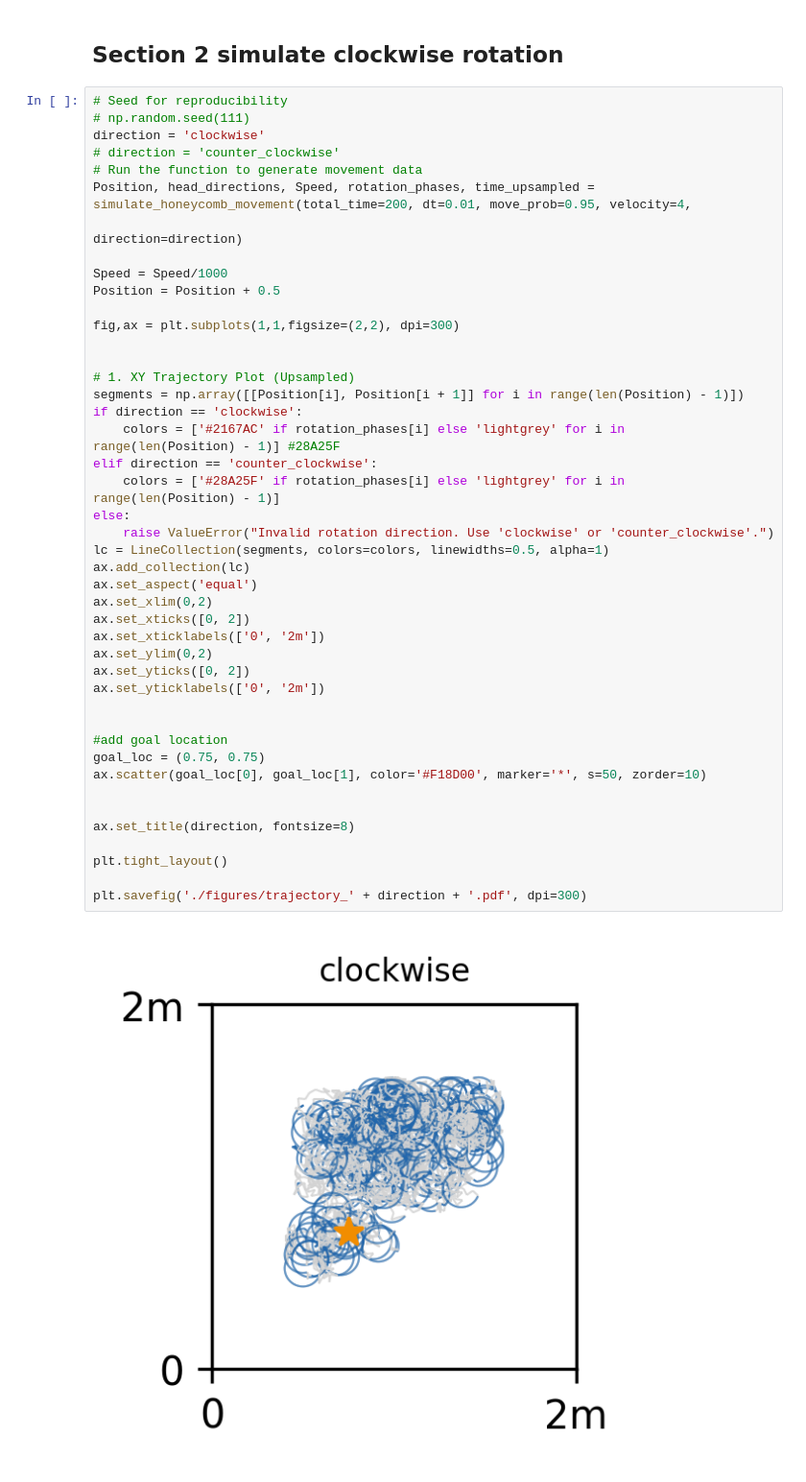
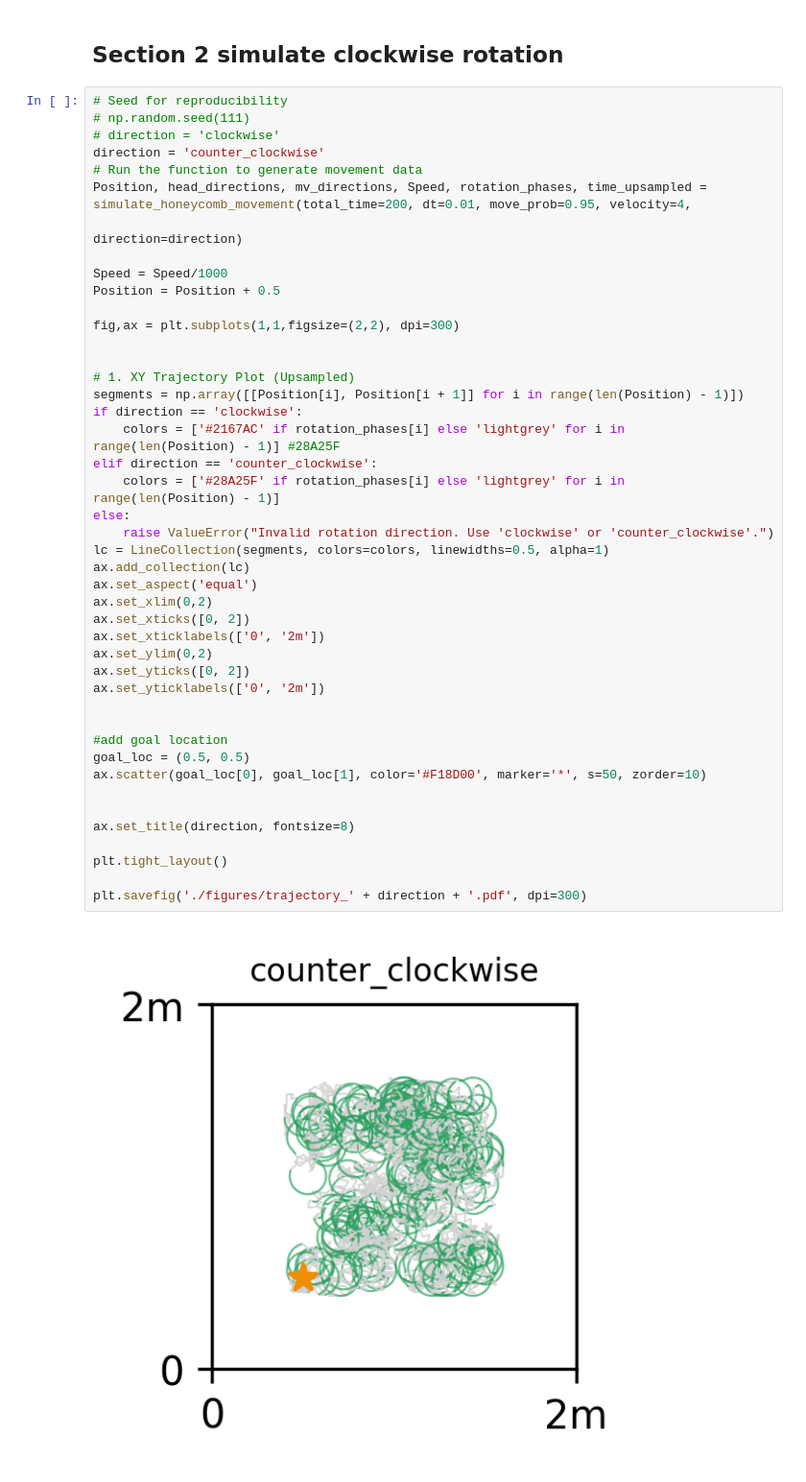
Before and after one commit to ZilongJi/HoneycombSweeps, a Jupyter notebook: Spinning_CAN_animation_4_Neil_SWCprez.ipynb, the cells around one changed output. Shown at 96% size. Drawn from its saved outputs; the diff is of its cells as text.

```diff
--- a/Spinning_CAN_animation_4_Neil_SWCprez.ipynb
+++ b/Spinning_CAN_animation_4_Neil_SWCprez.ipynb
@@ -197,10 +210,10 @@ def simulate_honeycomb_movement(total_time=1,
 # %%
 # Seed for reproducibility
 # np.random.seed(111)
-direction = 'clockwise'
-# direction = 'counter_clockwise'
+# direction = 'clockwise'
+direction = 'counter_clockwise'
 # Run the function to generate movement data
-Position, head_directions, Speed, rotation_phases, time_upsampled = simulate_honeycomb_movement(total_time=200, dt=0.01, move_prob=0.95, velocity=4,
+Position, head_directions, mv_directions, Speed, rotation_phases, time_upsampled = simulate_honeycomb_movement(total_time=200, dt=0.01, move_prob=0.95, velocity=4,
                                                                                                 direction=direction)
 
 Speed = Speed/1000
@@ -211,32 +224,32 @@ fig,ax = plt.subplots(1,1,figsize=(2,2), dpi=300)
 
 # 1. XY Trajectory Plot (Upsampled)
 segments = np.array([[Position[i], Position[i + 1]] for i in range(len(Position) - 1)])
 if direction == 'clockwise':
     colors = ['#2167AC' if rotation_phases[i] else 'lightgrey' for i in range(len(Position) - 1)] #28A25F
 elif direction == 'counter_clockwise':
     colors = ['#28A25F' if rotation_phases[i] else 'lightgrey' for i in range(len(Position) - 1)]
 else:
     raise ValueError("Invalid rotation direction. Use 'clockwise' or 'counter_clockwise'.")
 lc = LineCollection(segments, colors=colors, linewidths=0.5, alpha=1)
 ax.add_collection(lc)
 ax.set_aspect('equal')
 ax.set_xlim(0,2)
 ax.set_xticks([0, 2])
 ax.set_xticklabels(['0', '2m'])
 ax.set_ylim(0,2)
 ax.set_yticks([0, 2])
 ax.set_yticklabels(['0', '2m'])
 
 
 #add goal location
-goal_loc = (0.75, 0.75)
+goal_loc = (0.5, 0.5)
 ax.scatter(goal_loc[0], goal_loc[1], color='#F18D00', marker='*', s=50, zorder=10)
 
 
 ax.set_title(direction, fontsize=8)
 
 plt.tight_layout()
 
 plt.savefig('./figures/trajectory_' + direction + '.pdf', dpi=300)
 # %% [output]
-[figure, old version]
+[figure, new version]
```
Also changed, not shown: parts of 9 cells of this notebook, 2 other files.
